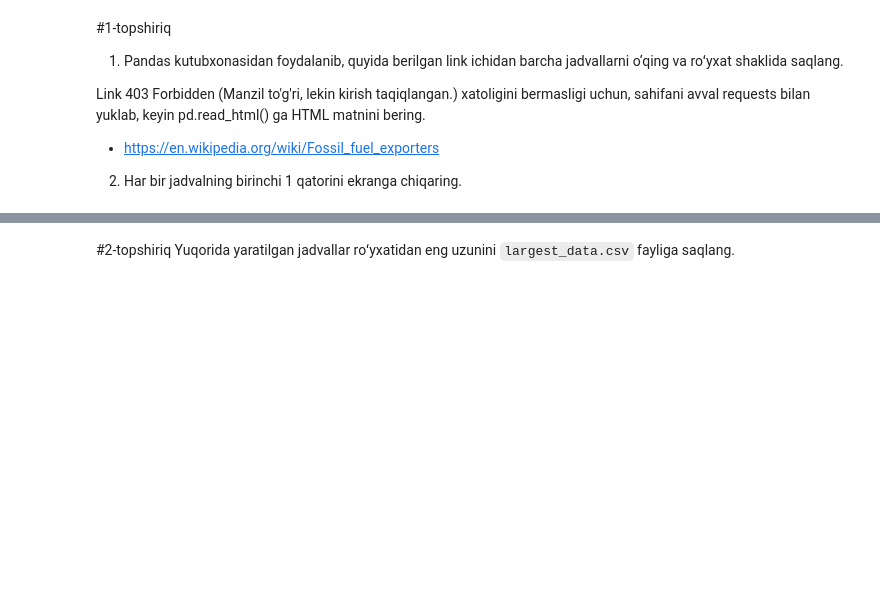
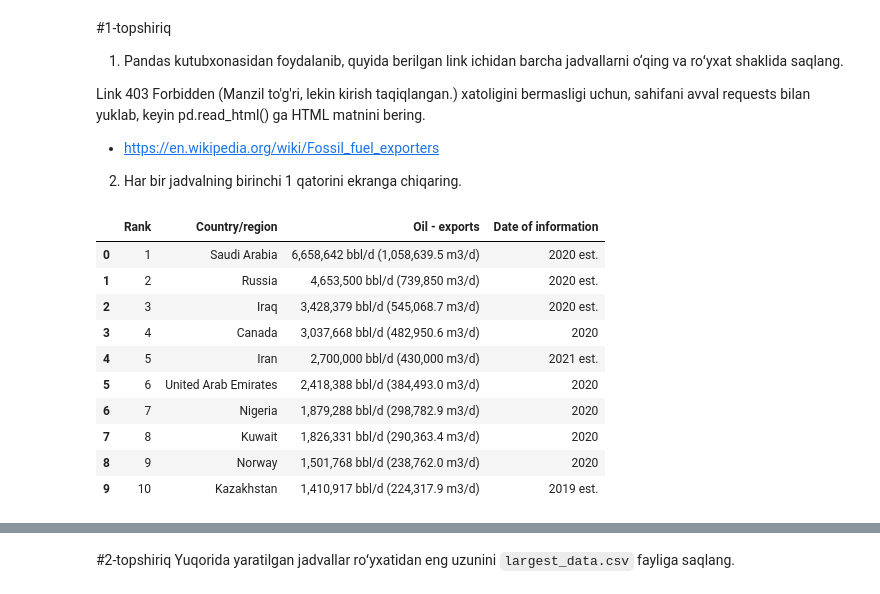
Before and after one commit to Xusanman/data-science-ai, a Jupyter notebook: 8-Veb sahifalardan oʻqish. JSON va API boʻyicha amaliy vazifa.ipynb, the cells around one changed output, grey strips where cells are left out. Drawn from its saved outputs; the diff is of its cells as text; code cells hidden in the pictures; blank space fills up the shorter version.

```diff
--- a/8-Veb sahifalardan oʻqish. JSON va API boʻyicha amaliy vazifa.ipynb
+++ b/8-Veb sahifalardan oʻqish. JSON va API boʻyicha amaliy vazifa.ipynb
@@ -17,0 +19,19 @@ Link 403 Forbidden (Manzil to'g'ri, lekin kirish taqiqlangan.) xatoligini bermas
+# %%
+# 1. berilgan link ichidan barcha jadvallarni o'qish
+url = "https://en.wikipedia.org/wiki/Fossil_fuel_exporters"
+headers = {"User-Agent": "Mozilla/5.0 (Windows NT 10.0; Win64; x64) AppleWebKit/537.36 (KHTML, like Gecko) Chrome/120.0.0.0 Safari/537.36"} # Wikipedia so'rovni oddiy brauzerdan kelmoqda deb o'ylashi uchun User-Agent beramiz
+response = requests.get(url, headers=headers) # web-sahifaga so'rov yuborish
+data = pd.read_html(StringIO(response.text)) # HTML tarkibidan jadvallarni o'qib olish
+data[1]
+# %% [output]
+|  | Rank | Country/region | Oil - exports | Date of information |
+| 0 | 1 | Saudi Arabia | 6,658,642 bbl/d (1,058,639.5 m3/d) | 2020 est. |
+| 1 | 2 | Russia | 4,653,500 bbl/d (739,850 m3/d) | 2020 est. |
+| 2 | 3 | Iraq | 3,428,379 bbl/d (545,068.7 m3/d) | 2020 est. |
+| 3 | 4 | Canada | 3,037,668 bbl/d (482,950.6 m3/d) | 2020 |
+| 4 | 5 | Iran | 2,700,000 bbl/d (430,000 m3/d) | 2021 est. |
+| 5 | 6 | United Arab Emirates | 2,418,388 bbl/d (384,493.0 m3/d) | 2020 |
+| 6 | 7 | Nigeria | 1,879,288 bbl/d (298,782.9 m3/d) | 2020 |
+| 7 | 8 | Kuwait | 1,826,331 bbl/d (290,363.4 m3/d) | 2020 |
+| 8 | 9 | Norway | 1,501,768 bbl/d (238,762.0 m3/d) | 2020 |
+| 9 | 10 | Kazakhstan | 1,410,917 bbl/d (224,317.9 m3/d) | 2019 est. |
```
Also changed, not shown: parts of 11 cells of this notebook.
